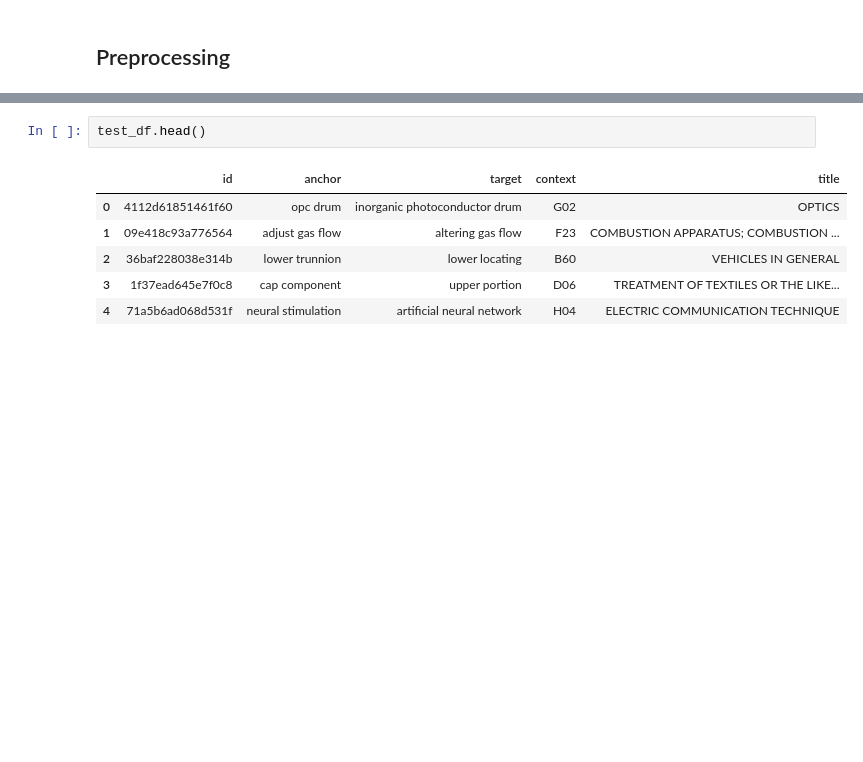
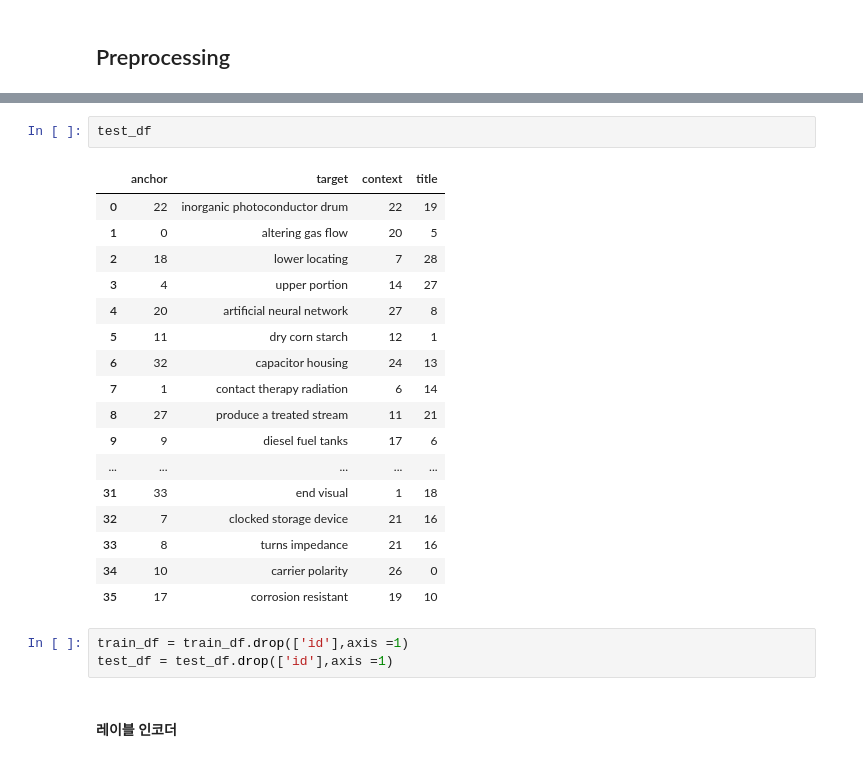
Before and after one commit to yyc9337/AI_Project, a Jupyter notebook: [Kaggle] US_PPPM/preprocess.ipynb, the cells around one changed output, grey strips where cells are left out. Saved outputs shown, nothing was run; the diff lists cells and outputs as text; blank space fills up the shorter version.

```diff
--- a/[Kaggle] US_PPPM/preprocess.ipynb
+++ b/[Kaggle] US_PPPM/preprocess.ipynb
@@ -31,9 +42,25 @@ train_df.head()
 # %%
-test_df.head()
+test_df
 # %% [output]
-|  | id | anchor | target | context | title |
-| 0 | 4112d61851461f60 | opc drum | inorganic photoconductor drum | G02 | OPTICS |
-| 1 | 09e418c93a776564 | adjust gas flow | altering gas flow | F23 | COMBUSTION APPARATUS; COMBUSTION ... |
-| 2 | 36baf228038e314b | lower trunnion | lower locating | B60 | VEHICLES IN GENERAL |
-| 3 | 1f37ead645e7f0c8 | cap component | upper portion | D06 | TREATMENT OF TEXTILES OR THE LIKE... |
-| 4 | 71a5b6ad068d531f | neural stimulation | artificial neural network | H04 | ELECTRIC COMMUNICATION TECHNIQUE |
+|  | anchor | target | context | title |
+| 0 | 22 | inorganic photoconductor drum | 22 | 19 |
+| 1 | 0 | altering gas flow | 20 | 5 |
+| 2 | 18 | lower locating | 7 | 28 |
+| 3 | 4 | upper portion | 14 | 27 |
+| 4 | 20 | artificial neural network | 27 | 8 |
+| 5 | 11 | dry corn starch | 12 | 1 |
+| 6 | 32 | capacitor housing | 24 | 13 |
+| 7 | 1 | contact therapy radiation | 6 | 14 |
+| 8 | 27 | produce a treated stream | 11 | 21 |
+| 9 | 9 | diesel fuel tanks | 17 | 6 |
+| ... | ... | ... | ... | ... |
+| 31 | 33 | end visual | 1 | 18 |
+| 32 | 7 | clocked storage device | 21 | 16 |
+| 33 | 8 | turns impedance | 21 | 16 |
+| 34 | 10 | carrier polarity | 26 | 0 |
+| 35 | 17 | corrosion resistant | 19 | 10 |
+# %%
+train_df = train_df.drop(['id'],axis =1)
+test_df = test_df.drop(['id'],axis =1)
+# %% [markdown]
+#### 레이블 인코더
```
Also changed, not shown: parts of 10 cells of this notebook.
